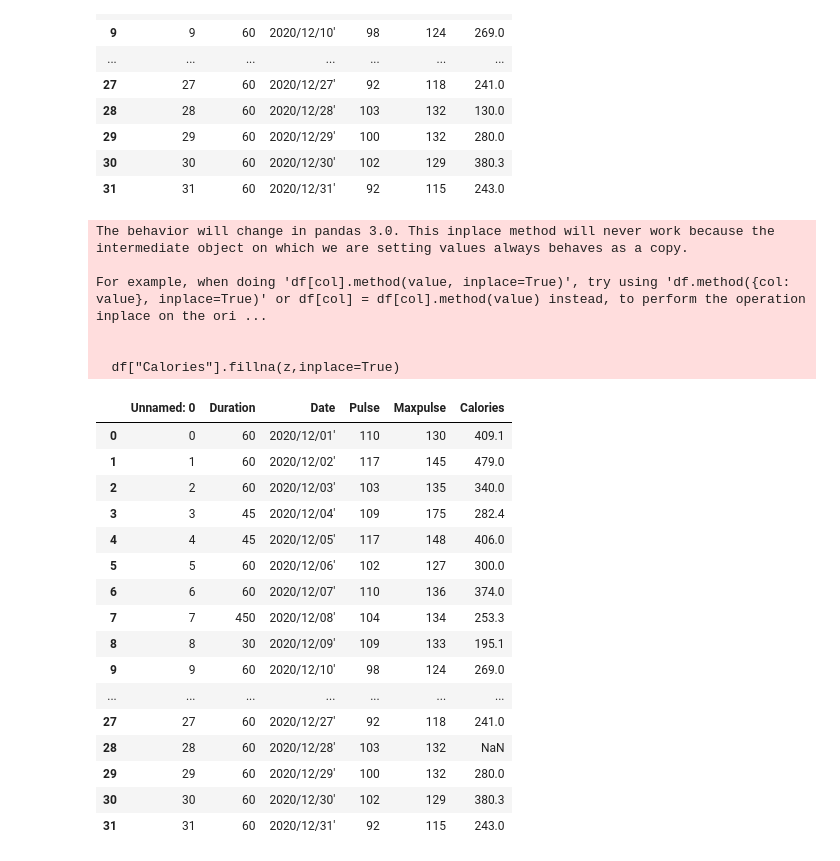
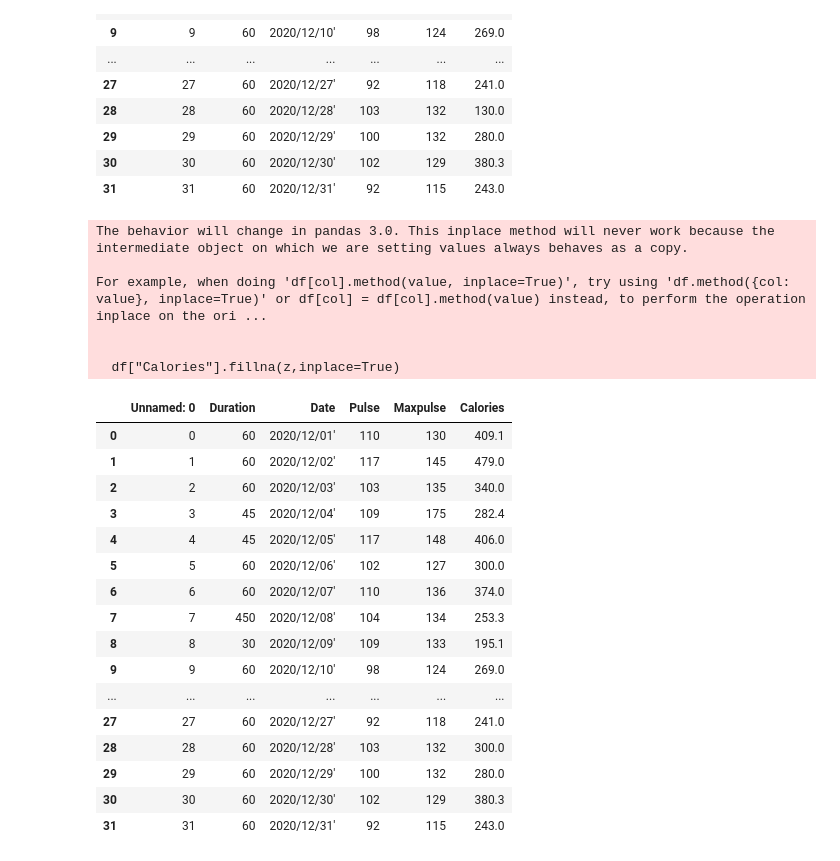
Before and after one commit to biplovgautam/aifoundationclass, a Jupyter notebook: 01-introduction/pandas.ipynb, the cells around one changed output. Cells and saved outputs as stored; diff of their text form; code cells hidden in the pictures.

```diff
--- a/01-introduction/pandas.ipynb
+++ b/01-introduction/pandas.ipynb
@@ -272,33 +272,33 @@ For example, when doing 'df[col].method(value, inplace=True)', try using 'df.met
 # %%
 # fill specific column with mean and median or mode
 import pandas as pd
 df = pd.read_csv("/content/drive/MyDrive/Colab Notebooks/pandas/pandas_dataset.csv")
 x = df["Calories"].mean()
 y = df["Calories"].median()
-z = df["Calories"].mode()
+z = df["Calories"].mode()[0]
 df["Calories"].fillna(z,inplace=True)
 df
 # %% [output]
 The behavior will change in pandas 3.0. This inplace method will never work because the intermediate object on which we are setting values always behaves as a copy.
 
 For example, when doing 'df[col].method(value, inplace=True)', try using 'df.method({col: value}, inplace=True)' or df[col] = df[col].method(value) instead, to perform the operation inplace on the ori ...
 
 
   df["Calories"].fillna(z,inplace=True)
 |  | Unnamed: 0 | Duration | Date | Pulse | Maxpulse | Calories |
 | 0 | 0 | 60 | 2020/12/01' | 110 | 130 | 409.1 |
 | 1 | 1 | 60 | 2020/12/02' | 117 | 145 | 479.0 |
 | 2 | 2 | 60 | 2020/12/03' | 103 | 135 | 340.0 |
 | 3 | 3 | 45 | 2020/12/04' | 109 | 175 | 282.4 |
 | 4 | 4 | 45 | 2020/12/05' | 117 | 148 | 406.0 |
 | 5 | 5 | 60 | 2020/12/06' | 102 | 127 | 300.0 |
 | 6 | 6 | 60 | 2020/12/07' | 110 | 136 | 374.0 |
 | 7 | 7 | 450 | 2020/12/08' | 104 | 134 | 253.3 |
 | 8 | 8 | 30 | 2020/12/09' | 109 | 133 | 195.1 |
 | 9 | 9 | 60 | 2020/12/10' | 98 | 124 | 269.0 |
 | ... | ... | ... | ... | ... | ... | ... |
 | 27 | 27 | 60 | 2020/12/27' | 92 | 118 | 241.0 |
-| 28 | 28 | 60 | 2020/12/28' | 103 | 132 | NaN |
+| 28 | 28 | 60 | 2020/12/28' | 103 | 132 | 300.0 |
 | 29 | 29 | 60 | 2020/12/29' | 100 | 132 | 280.0 |
 | 30 | 30 | 60 | 2020/12/30' | 102 | 129 | 380.3 |
 | 31 | 31 | 60 | 2020/12/31' | 92 | 115 | 243.0 |
```
Also changed, not shown: parts of 4 cells of this notebook.
